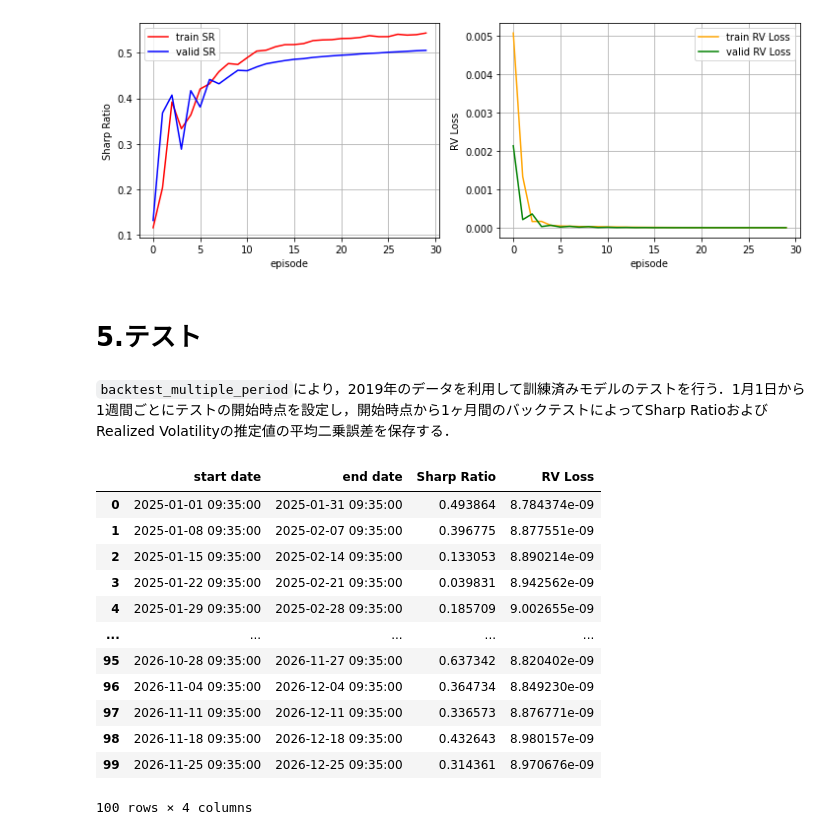
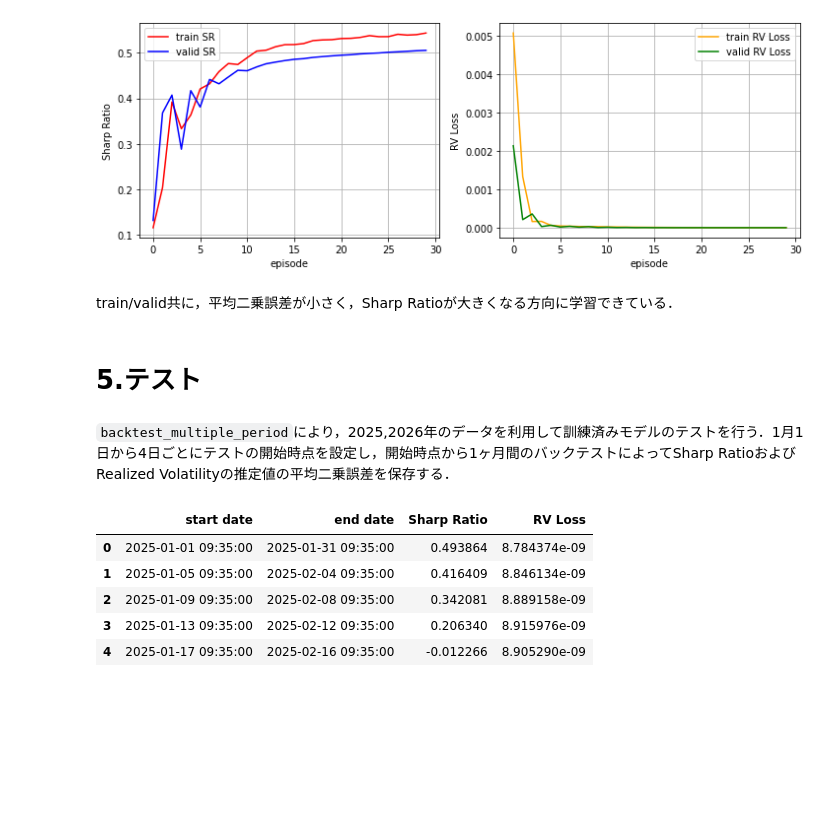
Before and after one commit to ryuji-hashimoto0110/RV_portfolio, a Jupyter notebook: notebooks/RV_PF_simulation.ipynb, the cells around one changed output. Saved outputs shown, nothing was run; the diff lists cells and outputs as text; code cells hidden in the pictures; blank space fills up the shorter version.

````diff
--- a/notebooks/RV_PF_simulation.ipynb
+++ b/notebooks/RV_PF_simulation.ipynb
@@ -211,10 +220,12 @@ model saving to >> checkpoints/lstm_rv_pf_best.tar
 episode30/30 [Sharp Ratio]tra:0.5436 val:0.5054 [RV loss]tra:0.00000221 val:0.00000001
 model saving to >> checkpoints/lstm_rv_pf_best.tar
 [figure]
+# %% [markdown]
+train/valid共に，平均二乗誤差が小さく，Sharp Ratioが大きくなる方向に学習できている．
 # %% [markdown]
 # 5.テスト
 # %% [markdown]
-```backtest_multiple_period```により，2019年のデータを利用して訓練済みモデルのテストを行う．1月1日から1週間ごとにテストの開始時点を設定し，開始時点から1ヶ月間のバックテストによってSharp RatioおよびRealized Volatilityの推定値の平均二乗誤差を保存する．
+```backtest_multiple_period```により，2025,2026年のデータを利用して訓練済みモデルのテストを行う．1月1日から4日ごとにテストの開始時点を設定し，開始時点から1ヶ月間のバックテストによってSharp RatioおよびRealized Volatilityの推定値の平均二乗誤差を保存する．
 # %%
 test_dates = []
 TEST_YEARS = [2025,2026]
@@ -222,30 +233,22 @@ for date in prices_open_df.index:
     if date.year in TEST_YEARS:
         test_dates.append(date)
 PERIOD_LENGTH = 30
-INTERVAL = 7
+INTERVAL = 4
 model = LSTM_RV_PF(5, 124, 5)
 checkpoint = torch.load(BEST_SAVE_PATH)
 model.load_state_dict(checkpoint['model_state_dict'])
-
 
 test_df = backtest_multiple_period(model, DEVICE, INITIAL_PV,
                                    prices_open_df, rv_df,
                                    INPUT_LENGTH, test_dates, COMMISSION_RATE,
                                    PERIOD_LENGTH, INTERVAL, DATA_PATH)
 # %%
-test_df
+test_df.head()
 # %% [output]
 |  | start date | end date | Sharp Ratio | RV Loss |
 | 0 | 2025-01-01 09:35:00 | 2025-01-31 09:35:00 | 0.493864 | 8.784374e-09 |
-| 1 | 2025-01-08 09:35:00 | 2025-02-07 09:35:00 | 0.396775 | 8.877551e-09 |
-| 2 | 2025-01-15 09:35:00 | 2025-02-14 09:35:00 | 0.133053 | 8.890214e-09 |
-| 3 | 2025-01-22 09:35:00 | 2025-02-21 09:35:00 | 0.039831 | 8.942562e-09 |
-| 4 | 2025-01-29 09:35:00 | 2025-02-28 09:35:00 | 0.185709 | 9.002655e-09 |
-| ... | ... | ... | ... | ... |
-| 95 | 2026-10-28 09:35:00 | 2026-11-27 09:35:00 | 0.637342 | 8.820402e-09 |
-| 96 | 2026-11-04 09:35:00 | 2026-12-04 09:35:00 | 0.364734 | 8.849230e-09 |
-| 97 | 2026-11-11 09:35:00 | 2026-12-11 09:35:00 | 0.336573 | 8.876771e-09 |
-| 98 | 2026-11-18 09:35:00 | 2026-12-18 09:35:00 | 0.432643 | 8.980157e-09 |
-| 99 | 2026-11-25 09:35:00 | 2026-12-25 09:35:00 | 0.314361 | 8.970676e-09 |
+| 1 | 2025-01-05 09:35:00 | 2025-02-04 09:35:00 | 0.416409 | 8.846134e-09 |
+| 2 | 2025-01-09 09:35:00 | 2025-02-08 09:35:00 | 0.342081 | 8.889158e-09 |
+| 3 | 2025-01-13 09:35:00 | 2025-02-12 09:35:00 | 0.206340 | 8.915976e-09 |
+| 4 | 2025-01-17 09:35:00 | 2025-02-16 09:35:00 | -0.012266 | 8.905290e-09 |
-100 rows × 4 columns
 # %%
````
Also changed, not shown: parts of 7 cells of this notebook.
